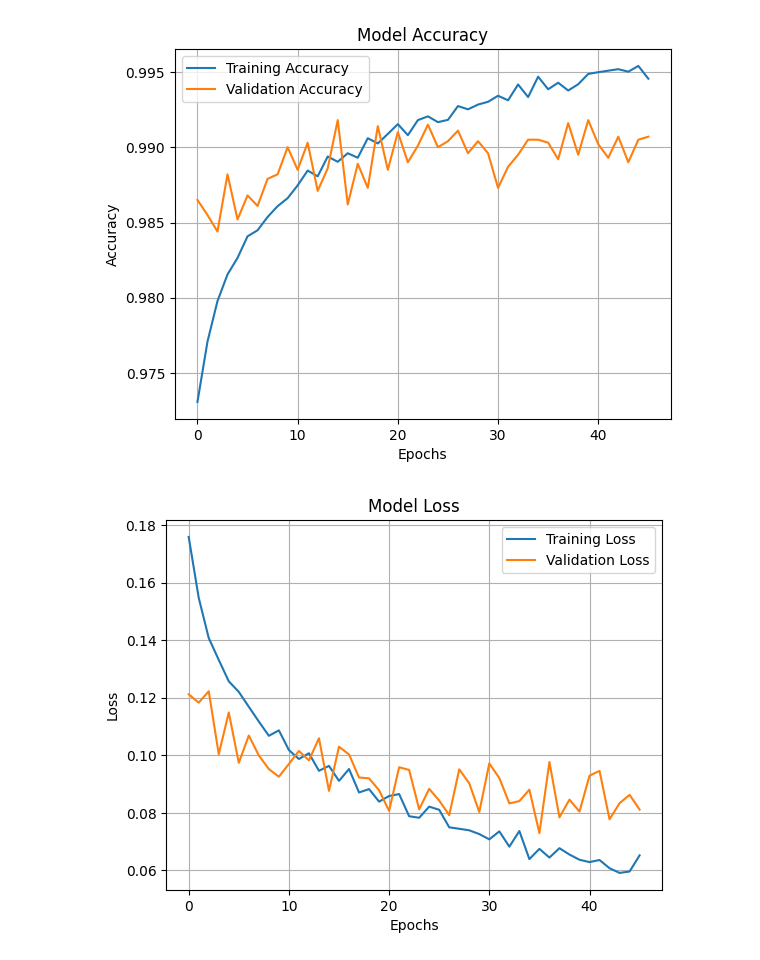
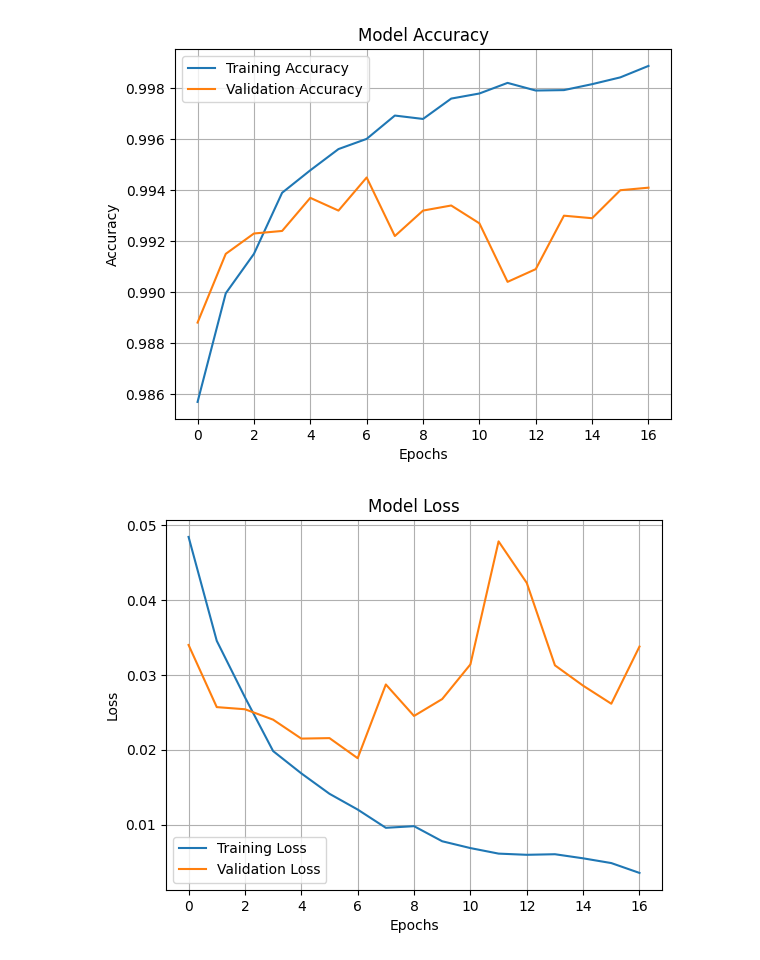
Before and after one commit to kusawokoshitemori/MachineLearningPractice, a Jupyter notebook: MachineLearningPractice.ipynb, the cells around one changed output. Drawn from its saved outputs; the diff is of its cells as text; code cells hidden in the pictures.

```diff
--- a/MachineLearningPractice.ipynb
+++ b/MachineLearningPractice.ipynb
@@ -64,7 +59,7 @@ from tensorflow.keras.optimizers import Adam
 def build_model(hp):
     model = keras.Sequential()
 
-    # # ハイパーパラメーターチューニングを使用するときの畳み込み層、プーリング層
+    # # ハイパーパラメーターチューニングを使用するときの畳み込み層、プーリング層　128,128,196
     # # 1つ目の畳み込み層
     # model.add(layers.Conv2D(
     #     filters=hp.Int("filters_1", min_value=32, max_value=128, step=32),
@@ -85,7 +80,7 @@ def build_model(hp):
     #     kernel_size=3, activation="relu"
     # ))
 
-    # 1つ目の畳み込み層
+    # 1つ目の畳み込み層 フィルター数変更中
     model.add(layers.Conv2D(
         filters=64,
         kernel_size=3, activation="relu", input_shape=(28, 28, 1)
@@ -113,13 +108,13 @@ def build_model(hp):
     # model.add(layers.Dense(
     #     units=hp.Int("units",min_value=32,max_value=64,step=32),
     #     activation="relu",
-    #     kernel_regularizer=regularizers.l2(hp.Float('l2_reg', min_value=0.1, max_value=0.4, step=0.005))
+    #     kernel_regularizer=regularizers.l2(hp.Float('l2_reg', min_value=0.1, max_value=0.4, step=0.005)) 0.18
     # ))
     # 隠れ層（ユニット数はハイパーパラメータ）
     model.add(layers.Dense(
         units=64,
         activation="relu",
-        kernel_regularizer=regularizers.l2(0.18)
+        kernel_regularizer=regularizers.l2(hp.Float('l2_reg', min_value=0, max_value=0.1, step=0.005))
     ))
 
     # Dropout（過学習防止）
@@ -151,8 +146,8 @@ shutil.rmtree("my_tuner", ignore_errors=True)
 tuner = RandomSearch(
     build_model,
     objective="val_loss",
-    max_trials=10,  # 10回の試行
-    executions_per_trial=1,
+    max_trials=15,  # 15回の試行
+    executions_per_trial=3,
     directory="my_tuner",
     project_name="mnist_cnn"
 )
@@ -163,8 +158,8 @@ tuner.search(train_images, train_labels, epochs=1, validation_data=(test_images,
 # 最適なハイパーパラメータを取得
 best_hps = tuner.get_best_hyperparameters(num_trials=1)[0]
 
-# # 最適な L2 正則化の値を表示
-# print(f"最適な L2 正則化の値: {best_hps.get('l2_reg')}")
+# 最適な L2 正則化の値を表示
+print(f"最適な L2 正則化の値: {best_hps.get('l2_reg')}")
 
 # 最適なモデルを取得
 best_model = tuner.get_best_models()[0]
@@ -225,7 +227,7 @@ early_stopping = EarlyStopping(
 
 # best_model の再学習
 hist = best_model.fit(train_images, train_labels,
-                      epochs=50,
+                      epochs=200,
                       batch_size=128,
                       validation_data=(test_images, test_labels),
                       callbacks=[early_stopping])
@@ -269,5 +271,5 @@ Epoch 46/50
-[figure, old version]
+[figure, new version]
-[figure, old version]
+[figure, new version]
 # %%
 # 訓練データ
 train_loss, train_acc = best_model.evaluate(train_images, train_labels)
```
Also changed, not shown: parts of 8 cells of this notebook.
